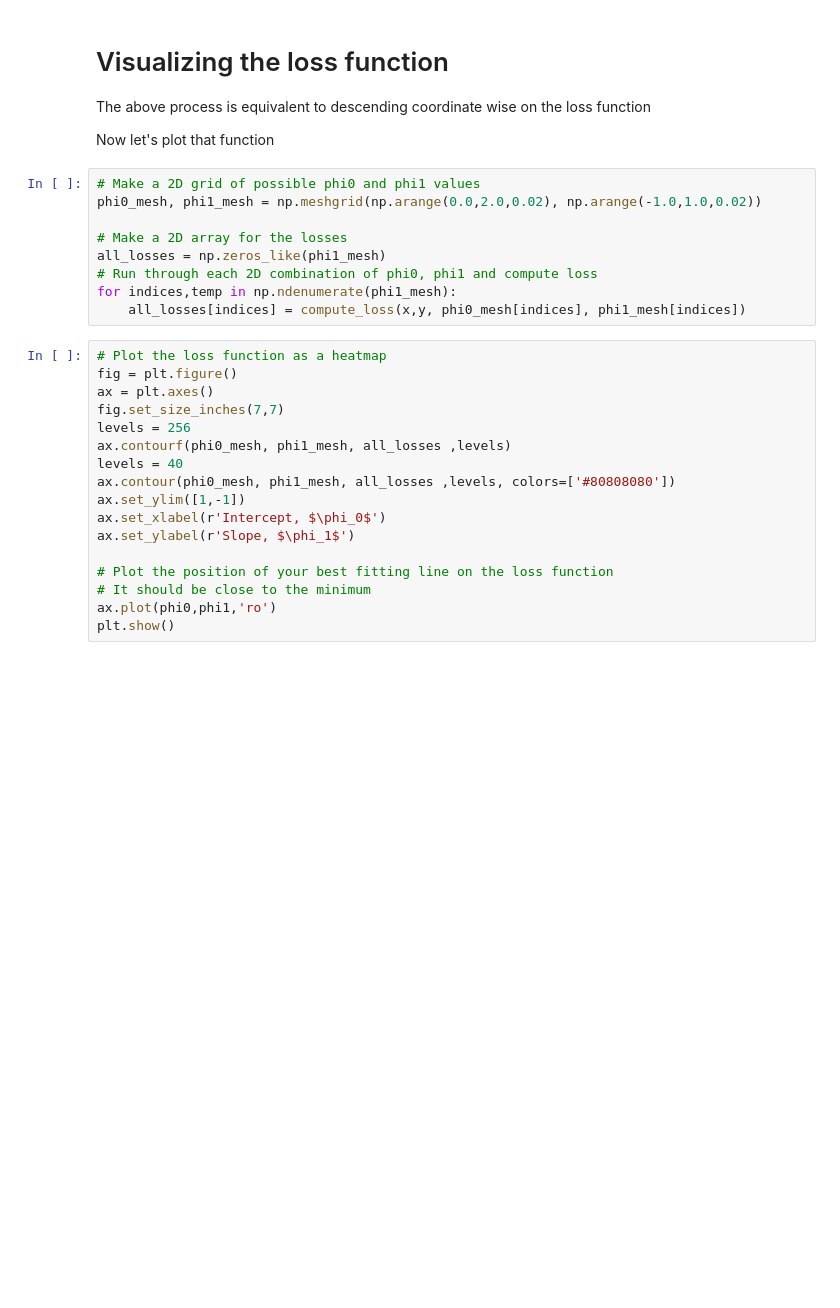
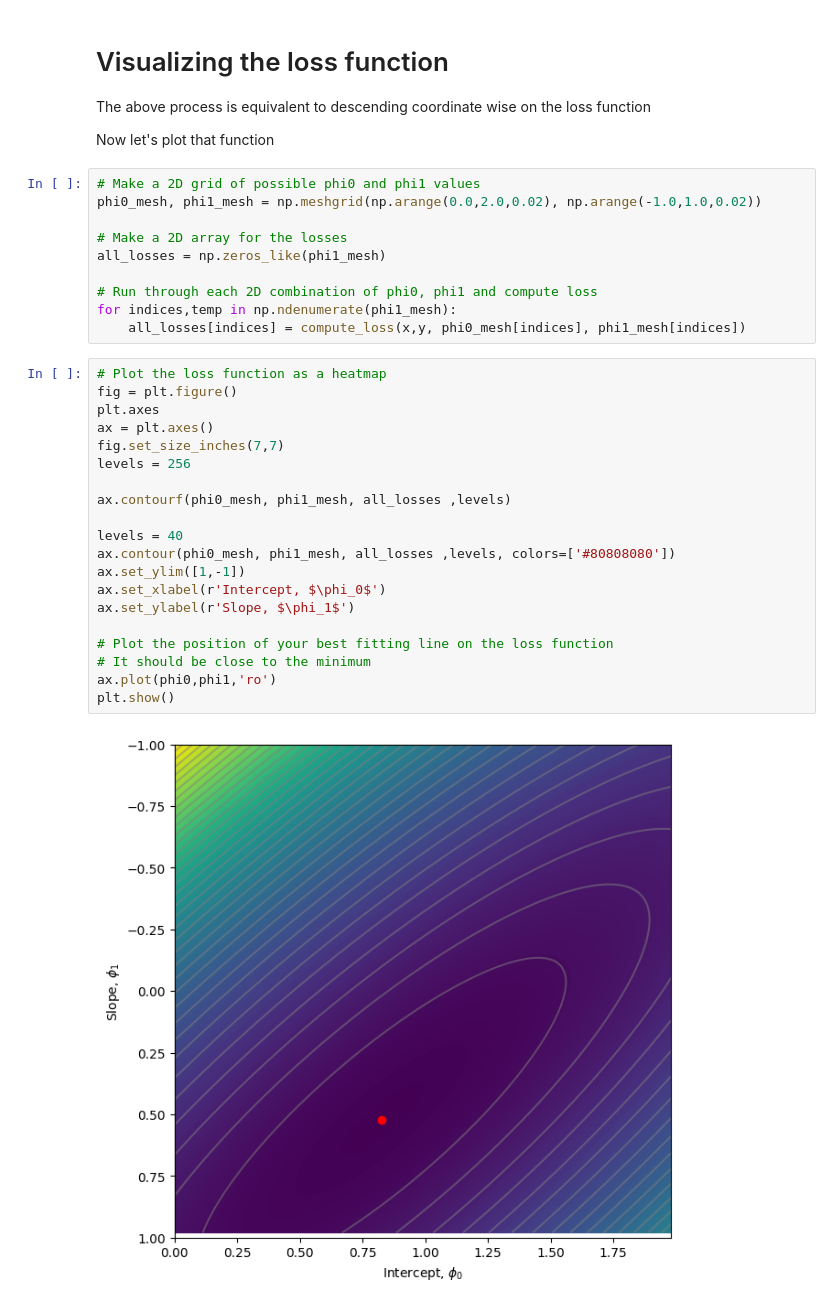
Before and after one commit to GunaDD/udlbook, a Jupyter notebook: Notebooks/Chap02/2_1_Supervised_Learning.ipynb, the cells around one changed output. Drawn from its saved outputs; the diff is of its cells as text; blank space fills up the shorter version.

```diff
--- a/Notebooks/Chap02/2_1_Supervised_Learning.ipynb
+++ b/Notebooks/Chap02/2_1_Supervised_Learning.ipynb
@@ -109,23 +109,29 @@ phi0_mesh, phi1_mesh = np.meshgrid(np.arange(0.0,2.0,0.02), np.arange(-1.0,1.0,0
 
 # Make a 2D array for the losses
 all_losses = np.zeros_like(phi1_mesh)
+
 # Run through each 2D combination of phi0, phi1 and compute loss
 for indices,temp in np.ndenumerate(phi1_mesh):
     all_losses[indices] = compute_loss(x,y, phi0_mesh[indices], phi1_mesh[indices])
 # %%
 # Plot the loss function as a heatmap
 fig = plt.figure()
+plt.axes
 ax = plt.axes()
 fig.set_size_inches(7,7)
 levels = 256
+
 ax.contourf(phi0_mesh, phi1_mesh, all_losses ,levels)
+
 levels = 40
 ax.contour(phi0_mesh, phi1_mesh, all_losses ,levels, colors=['#80808080'])
 ax.set_ylim([1,-1])
 ax.set_xlabel(r'Intercept, $\phi_0$')
 ax.set_ylabel(r'Slope, $\phi_1$')
 
 # Plot the position of your best fitting line on the loss function
 # It should be close to the minimum
 ax.plot(phi0,phi1,'ro')
 plt.show()
+# %% [output]
+[figure, added]
```
Also changed, not shown: parts of 1 cell of this notebook, 7 other files.
